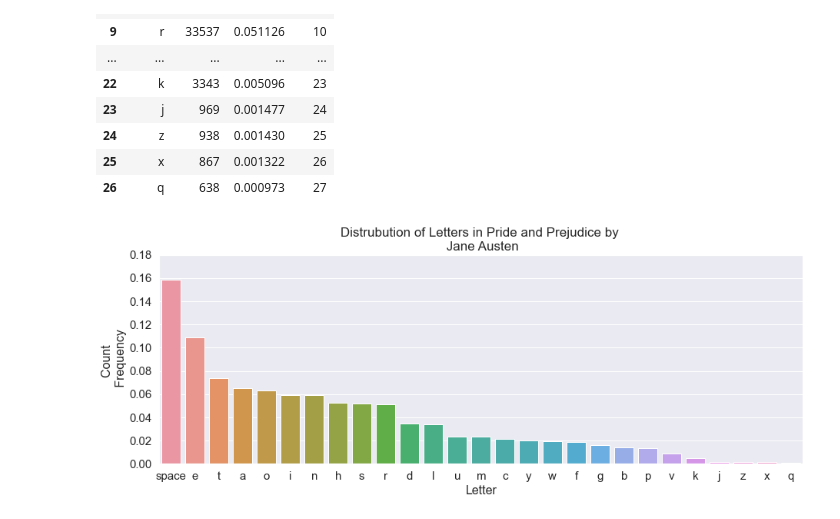
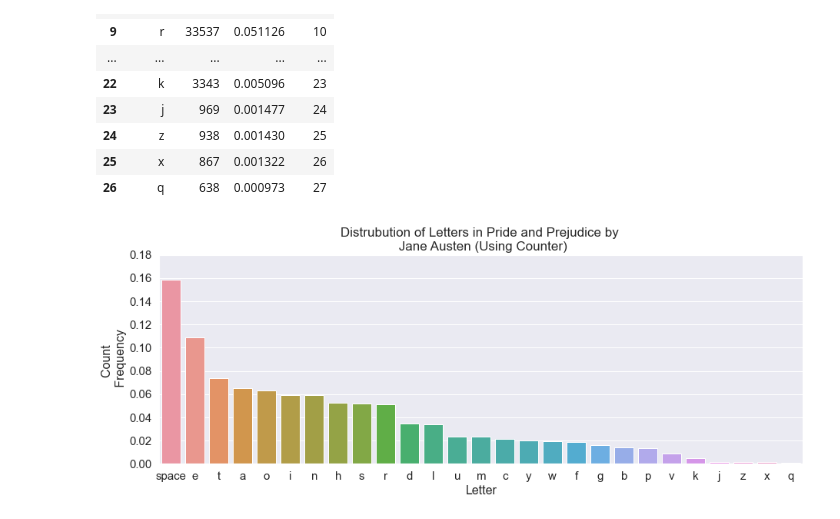
Before and after one commit to grantaguinaldo/ssie, a Jupyter notebook: ssie500/hw2/hw2.ipynb, the cells around one changed output. Saved outputs shown, nothing was run; the diff lists cells and outputs as text; code cells hidden in the pictures.

```diff
--- a/ssie500/hw2/hw2.ipynb
+++ b/ssie500/hw2/hw2.ipynb
@@ -65,3 +114,18 @@ for d in list_dict:
+# %%
+df_clean.loc[:, 'clean_string_count'] = df_clean['clean_string'].apply(count_alpha)
+df_clean.loc[:, 'clean_string_count_py'] = df_clean['clean_string'].apply(count)
+
+list_dict = [dict(each) for each in df_clean.clean_string_count.tolist()]
+final_dist = {}
+for d in list_dict:
+    for k in d.keys():
+        final_dist[k] = final_dist.get(k, 0) + d[k]
+
+list_dict_py = [dict(each) for each in df_clean.clean_string_count_py.tolist()]
+final_dist_py = {}
+for d in list_dict_py:
+    for k in d.keys():
+        final_dist_py[k] = final_dist_py.get(k, 0) + d[k]
 # %%
 df_freq = pd.DataFrame(final_dist.items(), columns=['letter', 'count'])
 df_freq['freq'] = df_freq['count'] / df_freq['count'].sum()
@@ -92,12 +181,12 @@ df_freq
 # %%
 sns.set(rc={'figure.figsize':(15,5)})
 sns.barplot(x='letter', y='freq', data=df_freq)
 plt.ylabel('Count \n Frequency', fontsize=16)
 plt.xlabel('Letter', fontsize=16)
 plt.ylim(0, 0.180, 0.025)
 plt.xticks(fontsize=15)
 plt.yticks(fontsize=15)
-plt.title('Distrubution of Letters in Pride and Prejudice by \n Jane Austen', fontsize=17)
+plt.title('Distrubution of Letters in Pride and Prejudice by \n Jane Austen (Using Counter)', fontsize=17)
 plt.show()
 # %% [output]
-[figure, old version]
+[figure, new version]
```
Also changed, not shown: parts of 6 cells of this notebook, 1 other file.
